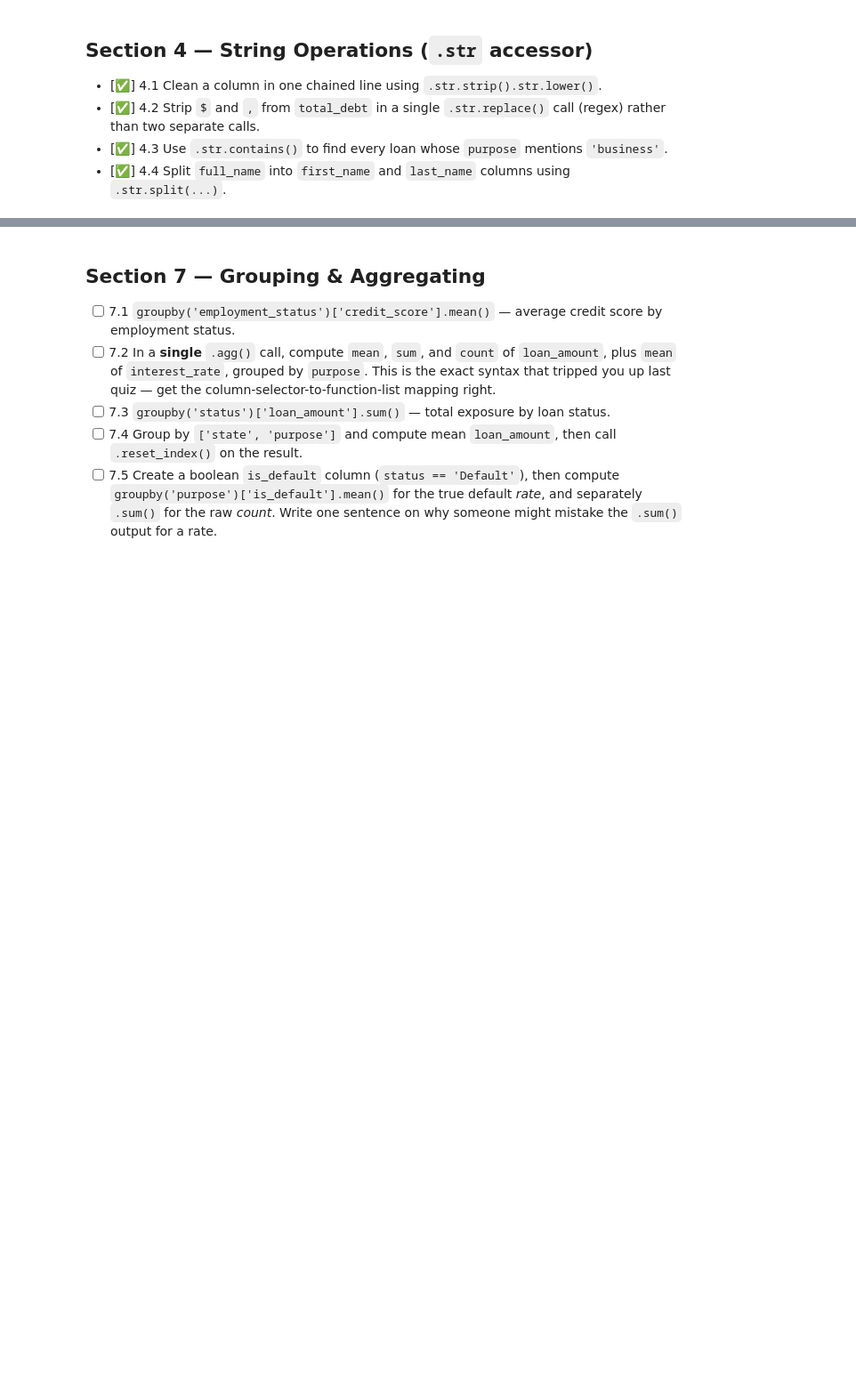
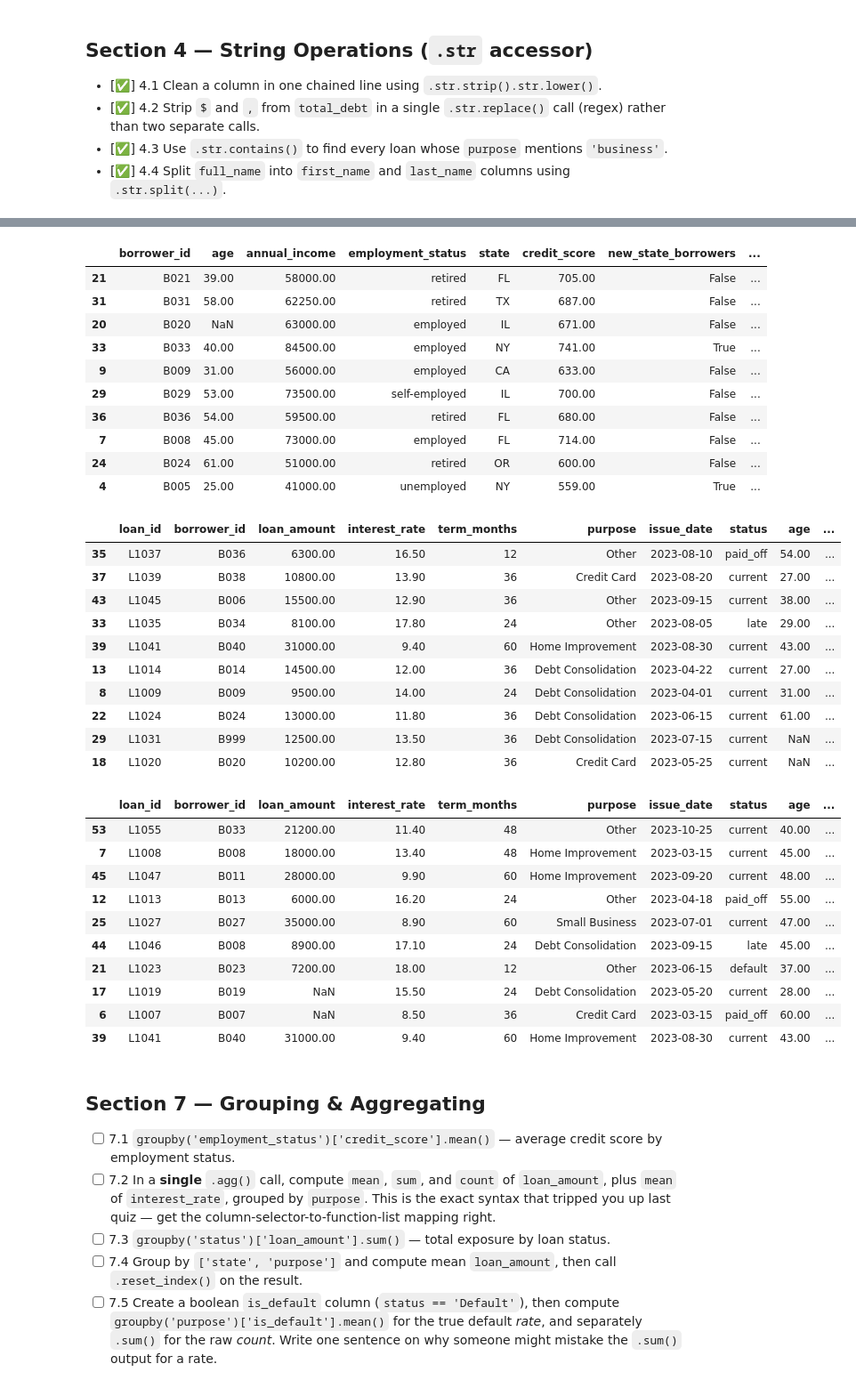
Before and after one commit to smallchuch/CreditRiskLearning, a Jupyter notebook: Practice Datasets/pandas_practice_notebook_v2.ipynb, the cells around one changed output, grey strips where cells are left out. Shown at 89% size. Cells and saved outputs as stored; diff of their text form; code cells hidden in the pictures; blank space fills up the shorter version.

```diff
--- a/Practice Datasets/pandas_practice_notebook_v2.ipynb
+++ b/Practice Datasets/pandas_practice_notebook_v2.ipynb
@@ -1611,2 +1691,10 @@ df_borrowers.sample(10)
 # %%
 # Task 5.4
+
+df_borrowers.sample(10)
+
+df_borrowers['employment_status'].value_counts()
+
+# No missing values in employment status - just doing what I would do if there was
+
+df_borrowers['employment_status'] = df_borrowers['employment_status'].fillna('Unknown')
@@ -1622,2 +1772,22 @@ df_borrowers.sample(10)
 # %%
 # Task 6.2
+df_loans.sample(10)
+
+df_loans['purpose'].value_counts()
+
+purpose_cat = df_loans['purpose'].unique()
+
+print(purpose_cat)
+
+purpose_map = {}
+
+for purpose in purpose_cat:
+
+    purpose_map[purpose] = purpose.title().replace('_',' ')
+
+print(purpose_map)
+
+
+df_loans['purpose'] = df_loans['purpose'].map(purpose_map)
+
+df_loans['purpose'].value_counts()
@@ -1624,4 +1825,52 @@ df_borrowers.sample(10)
 # %%
 # Task 6.3
+
+df_borrowers.sample(10)
+
+df_loan_borrowers = pd.merge(df_loans, df_borrowers, how='left', on='borrower_id')
+
+df_loan_borrowers.sample(10)
+
+df_loan_borrowers['risk_flag'] = ((df_loan_borrowers['credit_score'] < 620) & (df_loan_borrowers['status'] == 'default'))
+
+df_loan_borrowers['risk_flag'] = df_loan_borrowers['risk_flag'].astype(int)
+
+df_loan_borrowers.sample(10)
+
+# Explain to me how i would use "apply" here and why I would want to use it over my method
+# %% [output]
+|  | borrower_id | age | annual_income | employment_status | state | credit_score | new_state_borrowers | ... |
+| 21 | B021 | 39.00 | 58000.00 | retired | FL | 705.00 | False | ... |
+| 31 | B031 | 58.00 | 62250.00 | retired | TX | 687.00 | False | ... |
+| 20 | B020 | NaN | 63000.00 | employed | IL | 671.00 | False | ... |
+| 33 | B033 | 40.00 | 84500.00 | employed | NY | 741.00 | True | ... |
+| 9 | B009 | 31.00 | 56000.00 | employed | CA | 633.00 | False | ... |
+| 29 | B029 | 53.00 | 73500.00 | self-employed | IL | 700.00 | False | ... |
+| 36 | B036 | 54.00 | 59500.00 | retired | FL | 680.00 | False | ... |
+| 7 | B008 | 45.00 | 73000.00 | employed | FL | 714.00 | False | ... |
+| 24 | B024 | 61.00 | 51000.00 | retired | OR | 600.00 | False | ... |
+| 4 | B005 | 25.00 | 41000.00 | unemployed | NY | 559.00 | True | ... |
+|  | loan_id | borrower_id | loan_amount | interest_rate | term_months | purpose | issue_date | status | age | ... |
+| 35 | L1037 | B036 | 6300.00 | 16.50 | 12 | Other | 2023-08-10 | paid_off | 54.00 | ... |
+| 37 | L1039 | B038 | 10800.00 | 13.90 | 36 | Credit Card | 2023-08-20 | current | 27.00 | ... |
+| 43 | L1045 | B006 | 15500.00 | 12.90 | 36 | Other | 2023-09-15 | current | 38.00 | ... |
+| 33 | L1035 | B034 | 8100.00 | 17.80 | 24 | Other | 2023-08-05 | late | 29.00 | ... |
+| 39 | L1041 | B040 | 31000.00 | 9.40 | 60 | Home Improvement | 2023-08-30 | current | 43.00 | ... |
+| 13 | L1014 | B014 | 14500.00 | 12.00 | 36 | Debt Consolidation | 2023-04-22 | current | 27.00 | ... |
+| 8 | L1009 | B009 | 9500.00 | 14.00 | 24 | Debt Consolidation | 2023-04-01 | current | 31.00 | ... |
+| 22 | L1024 | B024 | 13000.00 | 11.80 | 36 | Debt Consolidation | 2023-06-15 | current | 61.00 | ... |
+| 29 | L1031 | B999 | 12500.00 | 13.50 | 36 | Debt Consolidation | 2023-07-15 | current | NaN | ... |
+| 18 | L1020 | B020 | 10200.00 | 12.80 | 36 | Credit Card | 2023-05-25 | current | NaN | ... |
+|  | loan_id | borrower_id | loan_amount | interest_rate | term_months | purpose | issue_date | status | age | ... |
+| 53 | L1055 | B033 | 21200.00 | 11.40 | 48 | Other | 2023-10-25 | current | 40.00 | ... |
+| 7 | L1008 | B008 | 18000.00 | 13.40 | 48 | Home Improvement | 2023-03-15 | current | 45.00 | ... |
+| 45 | L1047 | B011 | 28000.00 | 9.90 | 60 | Home Improvement | 2023-09-20 | current | 48.00 | ... |
+| 12 | L1013 | B013 | 6000.00 | 16.20 | 24 | Other | 2023-04-18 | paid_off | 55.00 | ... |
+| 25 | L1027 | B027 | 35000.00 | 8.90 | 60 | Small Business | 2023-07-01 | current | 47.00 | ... |
+| 44 | L1046 | B008 | 8900.00 | 17.10 | 24 | Debt Consolidation | 2023-09-15 | late | 45.00 | ... |
+| 21 | L1023 | B023 | 7200.00 | 18.00 | 12 | Other | 2023-06-15 | default | 37.00 | ... |
+| 17 | L1019 | B019 | NaN | 15.50 | 24 | Debt Consolidation | 2023-05-20 | current | 28.00 | ... |
+| 6 | L1007 | B007 | NaN | 8.50 | 36 | Credit Card | 2023-03-15 | paid_off | 60.00 | ... |
+| 39 | L1041 | B040 | 31000.00 | 9.40 | 60 | Home Improvement | 2023-08-30 | current | 43.00 | ... |
 # %%
 # Task 6.4
```
Also changed, not shown: parts of 15 cells of this notebook, 1 other file.
